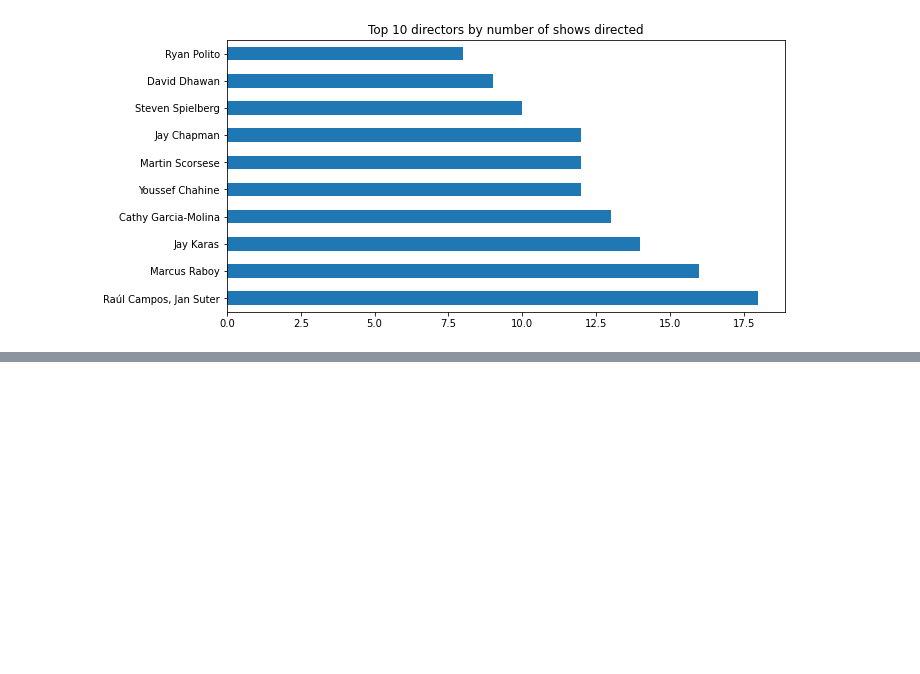
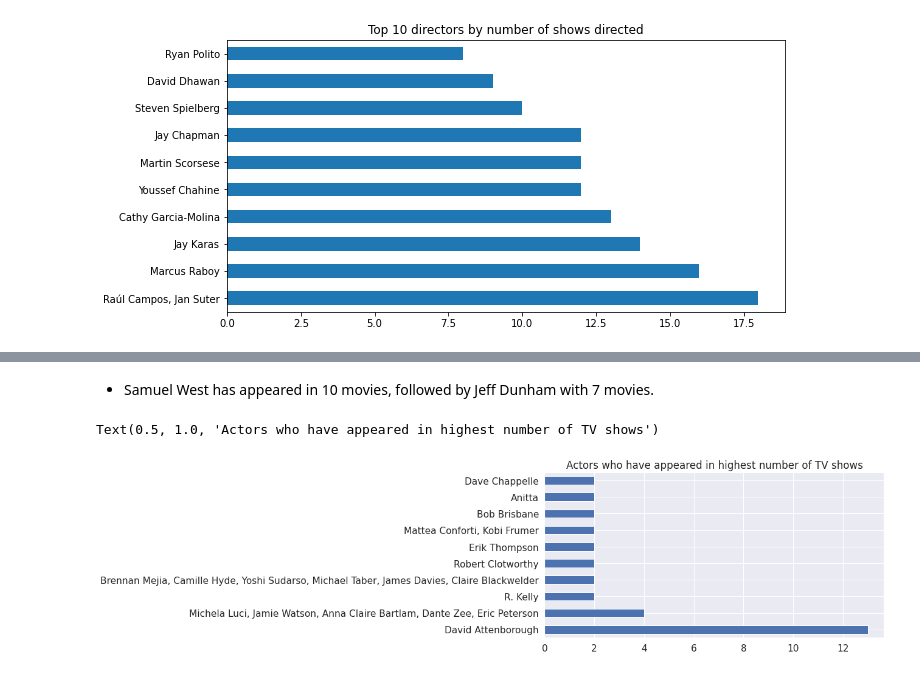
Before and after one commit to vinodvicki/NETFLIX-MOVIE-TV-SHOWS-CLUSTERING, a Jupyter notebook: NETFLIX_MOVIE_AND_TV_SHOWS_CLUSTERING.ipynb, the cells around one changed output, grey strips where cells are left out. Drawn from its saved outputs; the diff is of its cells as text; code cells hidden in the pictures; blank space fills up the shorter version.

```diff
--- a/NETFLIX_MOVIE_AND_TV_SHOWS_CLUSTERING.ipynb
+++ b/NETFLIX_MOVIE_AND_TV_SHOWS_CLUSTERING.ipynb
@@ -514,0 +518,10 @@ plt.show()
+# %% [markdown]
+* Samuel West has appeared in 10 movies, followed by Jeff Dunham with 7 movies.
+# %%
+# Top actors for TV shows
+plt.figure(figsize=(10,5))
+df[~(df['cast']=='Unknown') & (df['type']=='TV Show')].cast.value_counts().nlargest(10).plot(kind='barh')
+plt.title('Actors who have appeared in highest number of TV shows')
+# %% [output]
+Text(0.5, 1.0, 'Actors who have appeared in highest number of TV shows')
+[figure, added]
```
Also changed, not shown: parts of 51 cells of this notebook.
